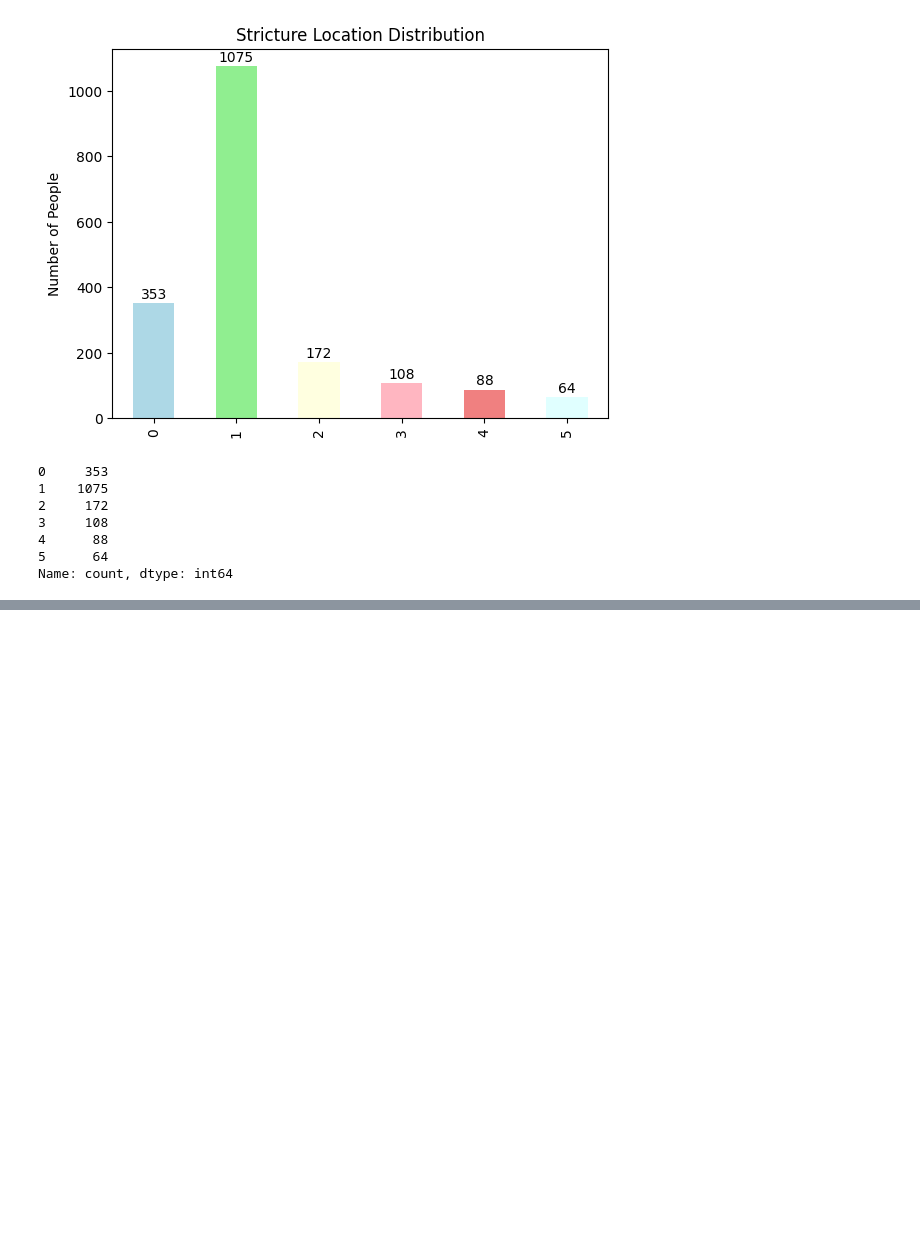
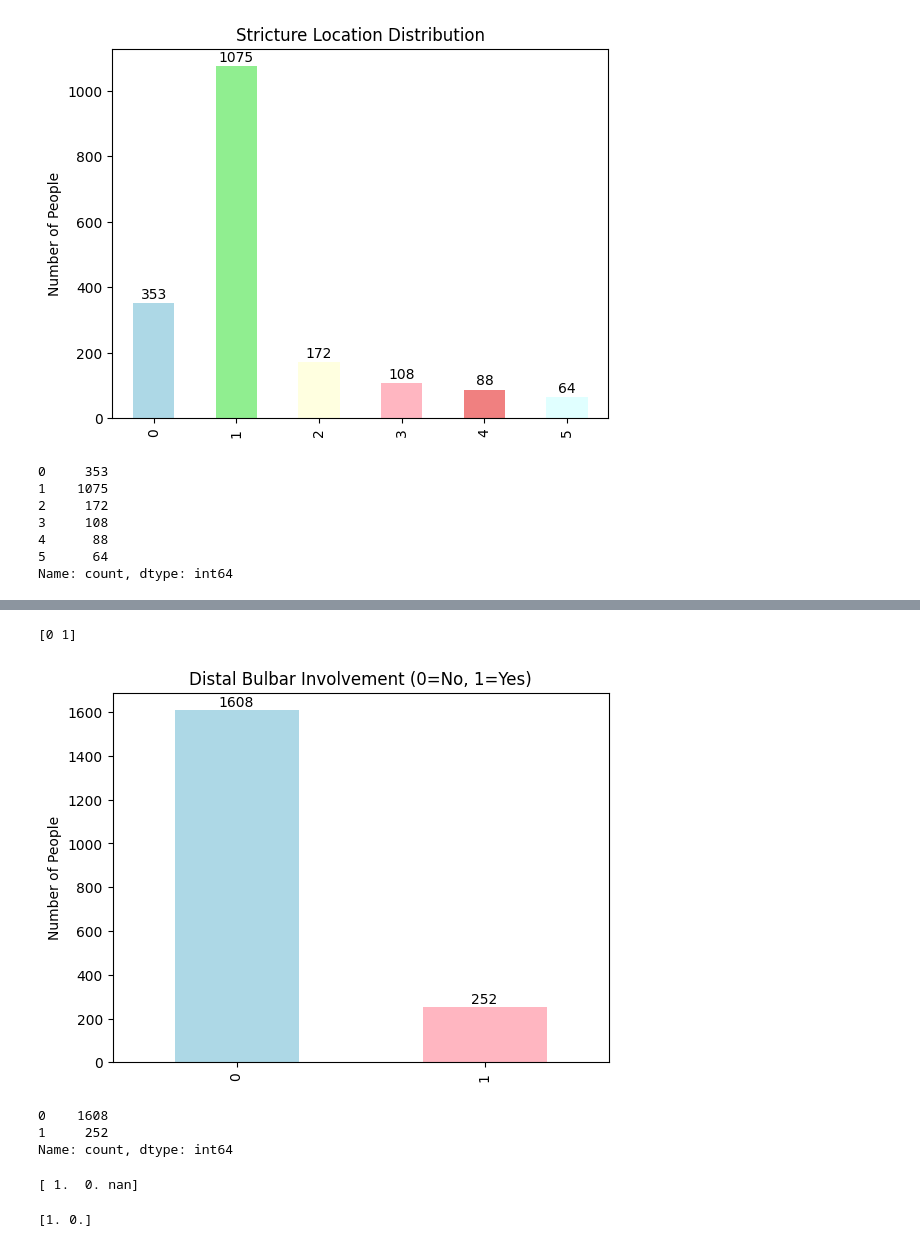
Before and after one commit to preciousiajilore/survival_mtlr, a Jupyter notebook: notebooks/x_before_with_outcomes.ipynb, the cells around one changed output, grey strips where cells are left out. Drawn from its saved outputs; the diff is of its cells as text; code cells hidden in the pictures; blank space fills up the shorter version.

```diff
--- a/notebooks/x_before_with_outcomes.ipynb
+++ b/notebooks/x_before_with_outcomes.ipynb
@@ -813,0 +879,42 @@ Name: count, dtype: int64
+# %%
+df.loc[df['distal'] == 11, 'distal'] = 1
+# %%
+print(df["distal"].unique())
+# %% [output]
+[0 1]
+# %%
+# Count each value
+# Define the order and labels for all expected values
+dist_vals = [0, 1]
+dist_labels = ['0','1']
+colors = ['lightblue',  'lightpink']
+
+# Count occurrences, reindex to include zeros for missing classes
+count = df['distal'].value_counts().sort_index().reindex(dist_vals, fill_value=0)
+count.index = dist_labels
+
+# Plot
+
+#counts.plot(kind='bar', color=colors)
+#plt.ylabel('Number of People')
+#plt.title('Failure Distribution')
+
+ax   = count.plot(kind='bar', color=colors)
+plt.ylabel('Number of People')
+plt.title('Distal Bulbar Involvement (0=No, 1=Yes)')
+
+# Add text labels
+for i, v in enumerate(count):
+    ax.text(i, v + 5, str(v), ha='center', va='bottom')
+plt.show()
+
+print(count)
+# %% [output]
+[figure, added]
+0    1608
+1     252
+Name: count, dtype: int64
+# %%
+print(df["penile"].unique())
+# %% [output]
+[ 1.  0. nan]
@@ -813,0 +923,4 @@ Name: count, dtype: int64
+# %%
+print(df["penile"].unique())
+# %% [output]
+[1. 0.]
```
Also changed, not shown: parts of 32 cells of this notebook, 16 other files.
